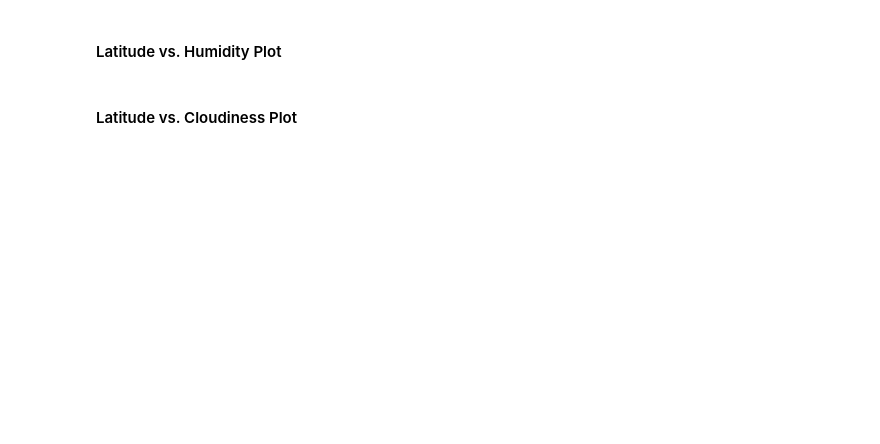
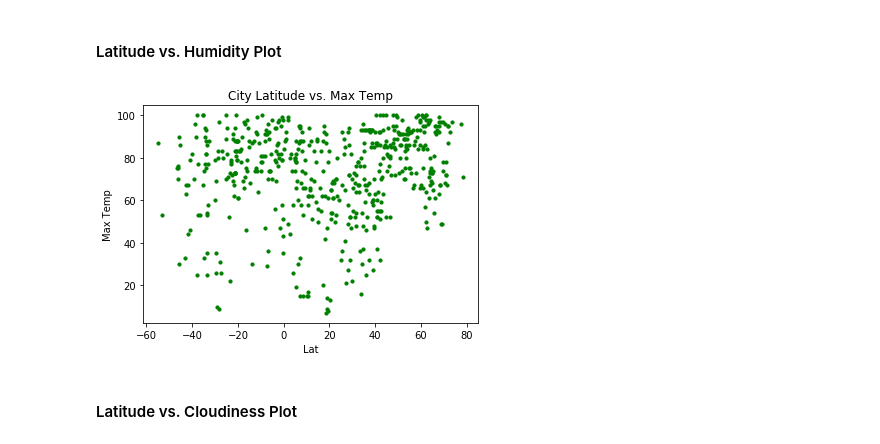
Before and after one commit to Lachman1313/Weather-Py, a Jupyter notebook: WeatherPy.ipynb, the cells around one changed output. Drawn from its saved outputs; the diff is of its cells as text; code cells hidden in the pictures; blank space fills up the shorter version.

```diff
--- a/WeatherPy.ipynb
+++ b/WeatherPy.ipynb
@@ -161,4 +170,13 @@ sample_city.to_csv('sample_city.csv')
 # %% [markdown]
 #### Latitude vs. Humidity Plot
+# %%
+plt.scatter(sample_city['Lat'], sample_city['Humidity'], marker="o",color="green", s=10)
+plt.title(f"City Latitude vs. Max Temp")
+plt.xlabel("Lat")
+plt.ylabel("Max Temp")
+plt.savefig("Max_Temp.png")
+plt.show()
+# %% [output]
+[figure, added]
 # %% [markdown]
 #### Latitude vs. Cloudiness Plot
```
Also changed, not shown: parts of 6 cells of this notebook.
